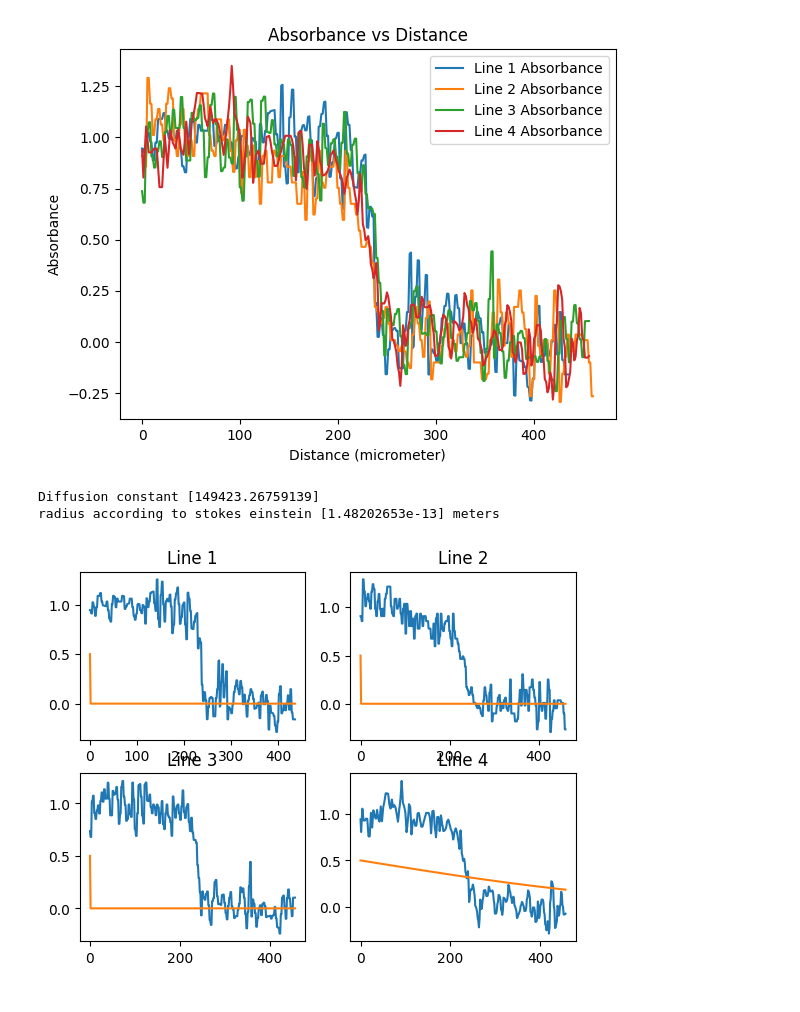
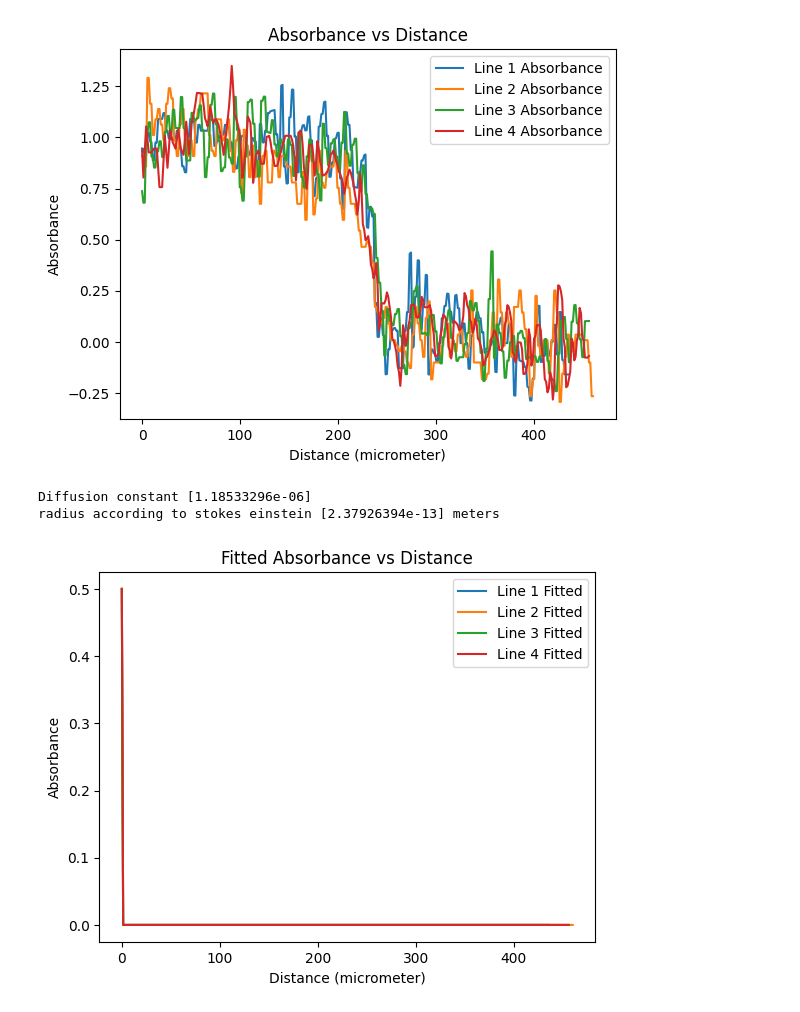
Before and after one commit to MartinKoll/TFY4335, a Jupyter notebook: flow.ipynb, the cells around one changed output. Drawn from its saved outputs; the diff is of its cells as text; code cells hidden in the pictures.

```diff
--- a/flow.ipynb
+++ b/flow.ipynb
@@ -11,7 +11,7 @@ import matplotlib.pyplot as plt
 # constants
 height = 75 * 10**-6 # meters
 width = 500 * 10**-6 # meters
-flow_rate = 25 * 10**-9 / 60 # m^3 per second
+flow_rate = (25 * 10**-9) / 60 # m^3 per second from microliters per minute
 
 temp = 293 # kelvin, 20 degrees in lab
 viscocity = 10**-3 #viscocity
@@ -123,7 +123,7 @@ D_4, cov4 = curve_fit(ficks4, x4, y4_n)
 D_1 = D_1 * 10**-12
 D_2 = D_2 * 10**-12
 D_3 = D_3 * 10**-12
-D_4 = D_4
+D_4 = D_4 * 10**-12
 D_list = [D_1, D_2, D_3, D_4]
 D_avg = (D_1 + D_2 + D_3 + D_4) / 4
 D_std = np.std(D_list)
@@ -138,23 +138,18 @@ r_avg = (r1 + r2 + r3 + r4) / 4
 r_std = np.std(r_list)
 print("radius according to stokes einstein", r_avg, "meters")
 # %% [output]
-Diffusion constant [149423.26759139]
-radius according to stokes einstein [1.48202653e-13] meters
+Diffusion constant [1.18533296e-06]
+radius according to stokes einstein [2.37926394e-13] meters
 # %%
-# Plot fitted curves vs data
-fig, ax = plt.subplots(2, 2)
-ax[0, 0].plot(x1, y1_n, label='Line 1 Absorbance')
-ax[0, 0].plot(x1, ficks1(x1, D_1), label='Line 1 Fitted')
-ax[0, 0].set_title('Line 1')
-ax[0, 1].plot(x2, y2_n, label='Line 2 Absorbance')
-ax[0, 1].plot(x2, ficks2(x2, D_2), label='Line 2 Fitted')
-ax[0, 1].set_title('Line 2')
-ax[1, 0].plot(x3, y3_n, label='Line 3 Absorbance')
-ax[1, 0].plot(x3, ficks3(x3, D_3), label='Line 3 Fitted')
-ax[1, 0].set_title('Line 3')
-ax[1, 1].plot(x4, y4_n, label='Line 4 Absorbance')
-ax[1, 1].plot(x4, ficks4(x4, D_4), label='Line 4 Fitted')
-ax[1, 1].set_title('Line 4')
+# Plot fitted curves
+plt.plot(x1, ficks1(x1, D_1), label='Line 1 Fitted')
+plt.plot(x2, ficks2(x2, D_2), label='Line 2 Fitted')
+plt.plot(x3, ficks3(x3, D_3), label='Line 3 Fitted')
+plt.plot(x4, ficks4(x4, D_4), label='Line 4 Fitted')
+plt.xlabel('Distance (micrometer)')
+plt.ylabel('Absorbance')
+plt.title('Fitted Absorbance vs Distance')
+plt.legend()
 plt.show()
 # %% [output]
-[figure, old version]
+[figure, new version]
```
